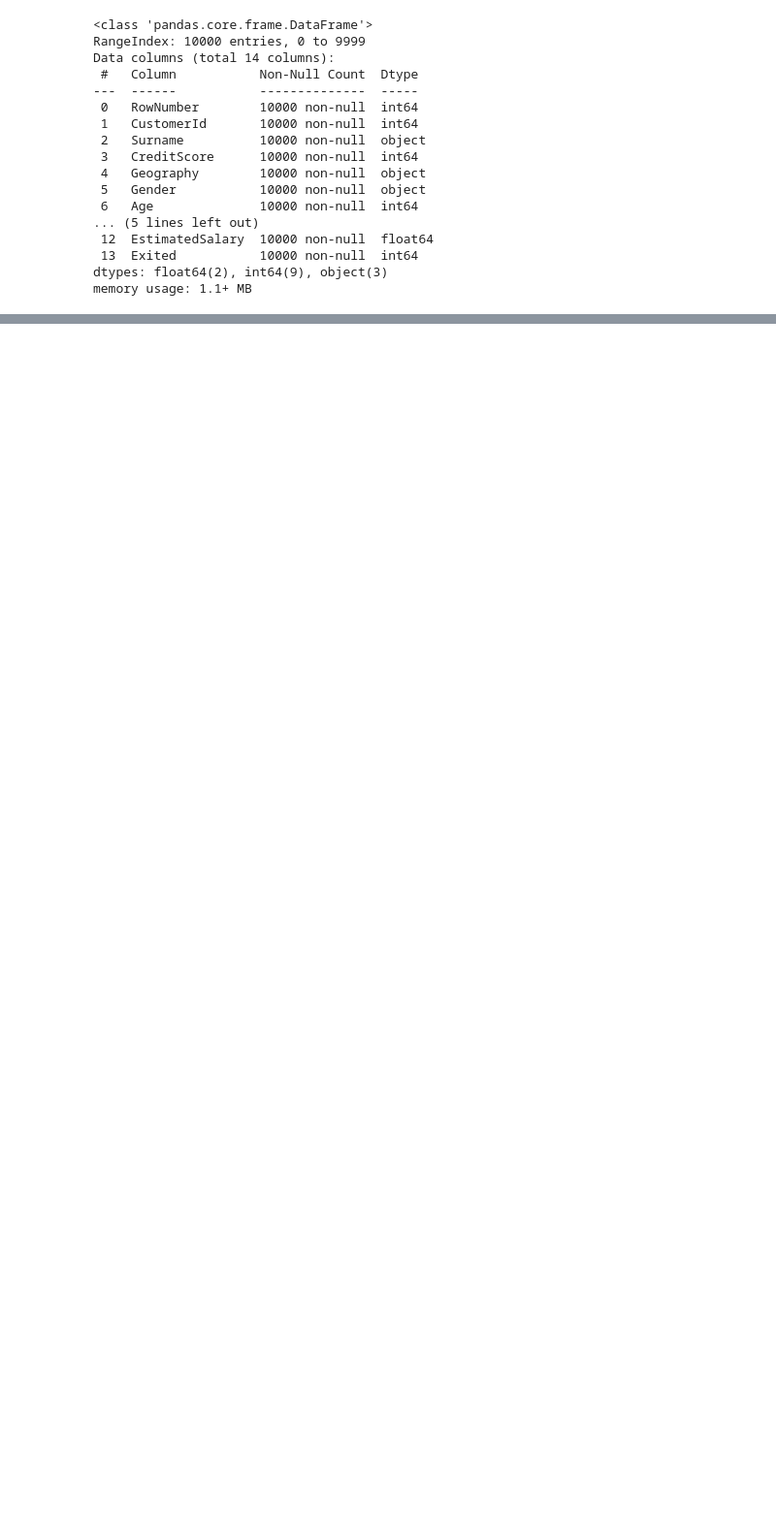
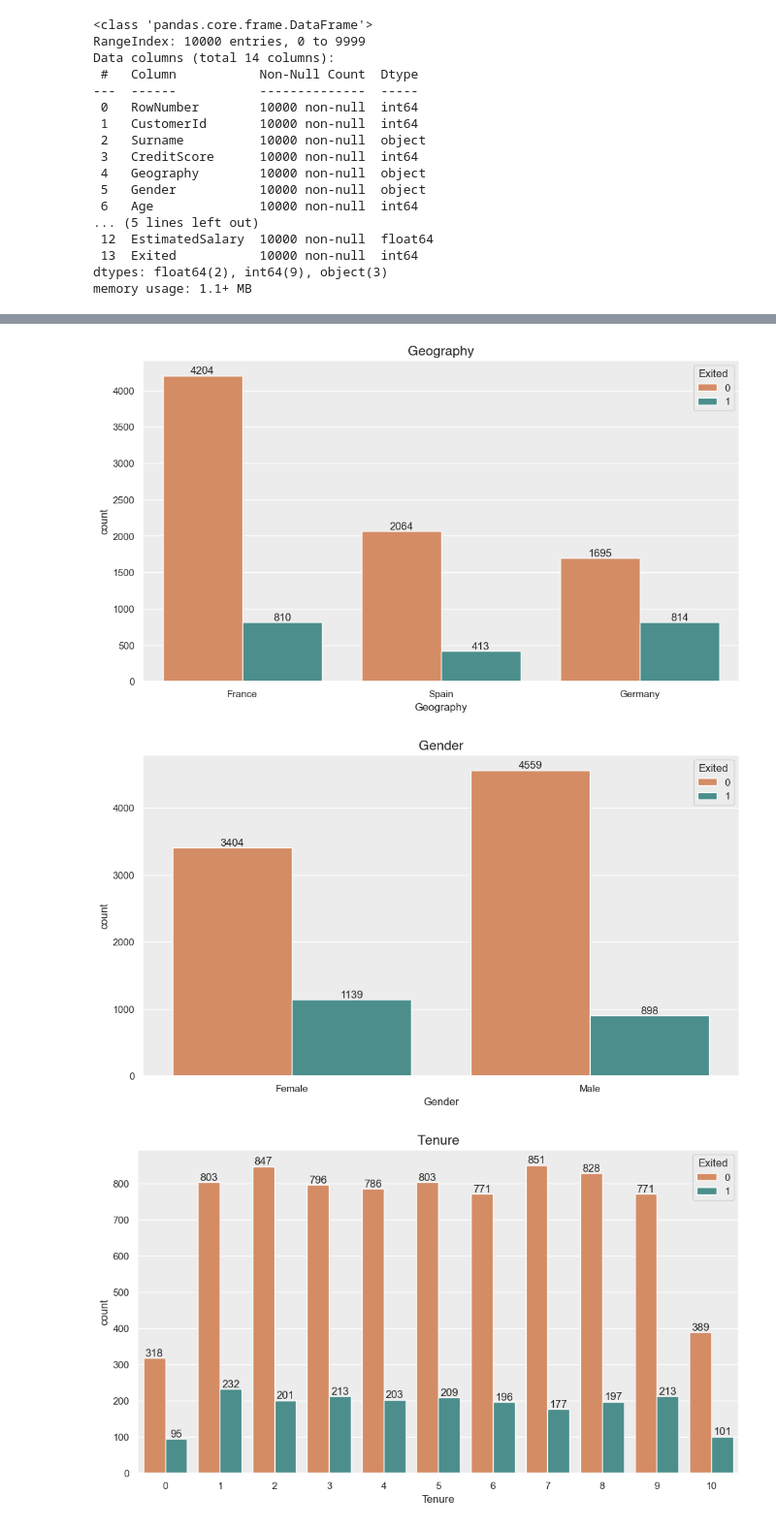
Before and after one commit to ashraful-shuvon/Machine_learning, a Jupyter notebook: Bank Customer Churn Prediction ML Project - Explainable Ai/Bank Customer Churn Prediction (X_AI).ipynb, the cells around one changed output, grey strips where cells are left out. Shown: that part at 97% size. Drawn from its saved outputs; the diff is of its cells as text; code cells hidden in the pictures; blank space fills up the shorter version.

```diff
--- a/Bank Customer Churn Prediction ML Project - Explainable Ai/Bank Customer Churn Prediction (X_AI).ipynb
+++ b/Bank Customer Churn Prediction ML Project - Explainable Ai/Bank Customer Churn Prediction (X_AI).ipynb
@@ -40,0 +148,3 @@ memory usage: 1.1+ MB
+# %%
+for feature in categorical_features:
+    print('The feature is {} and number of categories are {}'.format(feature,len(df[feature].unique())))
@@ -40,0 +187,19 @@ memory usage: 1.1+ MB
+# %%
+#create a list of categorical features and plot them
+
+list_of_cat_features = df[['Geography', 'Gender', 'Tenure', 'NumOfProducts', 'HasCrCard', 'IsActiveMember']]
+palette_features = ['#E68753', '#409996']
+sns.set(rc={'axes.facecolor':'#ECECEC'}) #background color of all plots
+
+for feature in list_of_cat_features:
+    plt.figure(figsize=(12,6.5))
+    plt.title(feature, fontsize=15, fontweight='bold', fontname='Helvetica', ha='center')
+    ax = sns.countplot(data = df, x = df[feature], hue = 'Exited', palette=palette_features)
+    #add labels to each bar
+    for container in ax.containers:
+        ax.bar_label(container)
+    plt.show()
+# %% [output]
+[figure, added]
+[figure, added]
+[figure, added]
```
Also changed, not shown: parts of 42 cells of this notebook.
